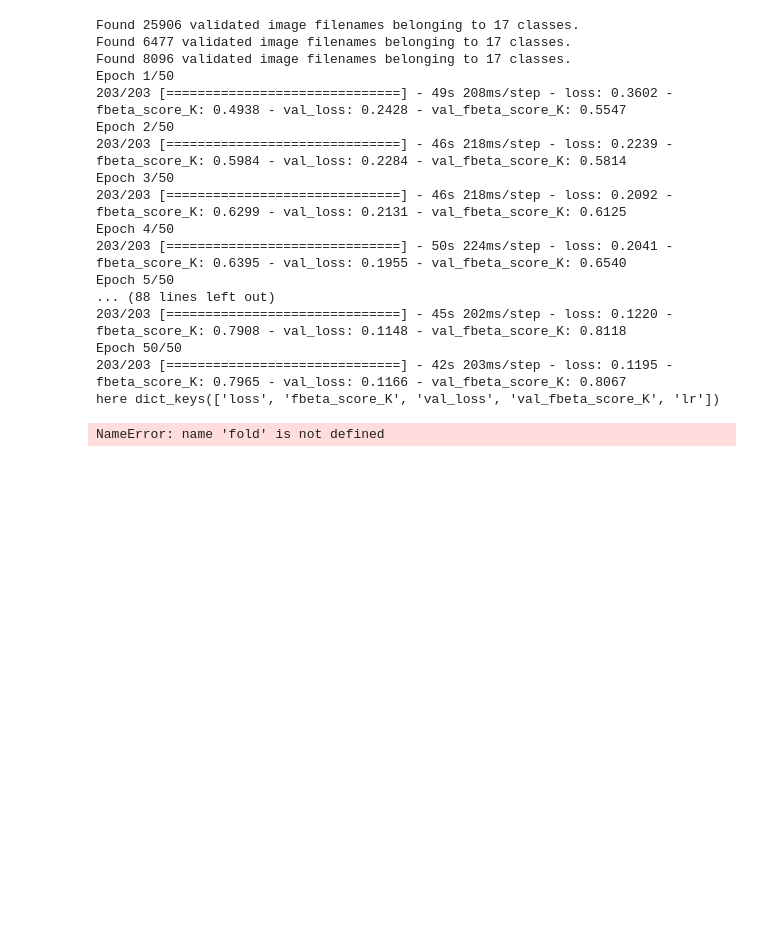
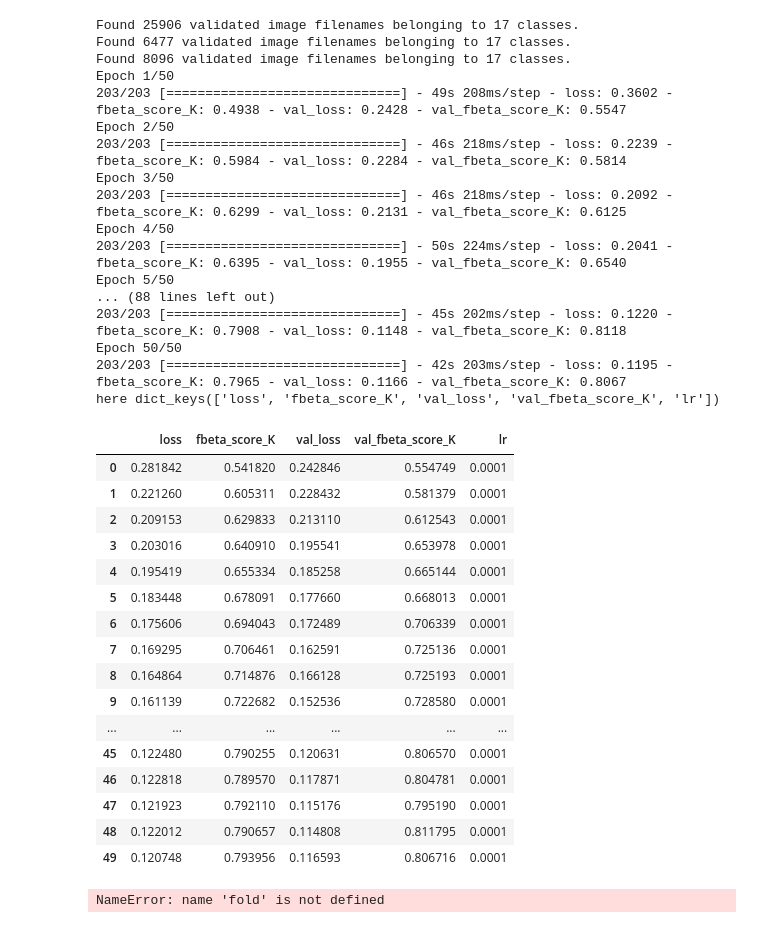
Before and after one commit to jihoonkim888/Amazon-Forest-Image-Classification, a Jupyter notebook: CNN.ipynb, the cells around one changed output. Drawn from its saved outputs; the diff is of its cells as text; code cells hidden in the pictures; blank space fills up the shorter version.

```diff
--- a/CNN.ipynb
+++ b/CNN.ipynb
@@ -308,3 +308,26 @@ Epoch 5/50
 Epoch 50/50
 203/203 [==============================] - 42s 203ms/step - loss: 0.1195 - fbeta_score_K: 0.7965 - val_loss: 0.1166 - val_fbeta_score_K: 0.8067
 here dict_keys(['loss', 'fbeta_score_K', 'val_loss', 'val_fbeta_score_K', 'lr'])
+# %%
+import pandas as pd
+
+train_history = pd.DataFrame(history.history)
+train_history
+# %% [output]
+|  | loss | fbeta_score_K | val_loss | val_fbeta_score_K | lr |
+| 0 | 0.281842 | 0.541820 | 0.242846 | 0.554749 | 0.0001 |
+| 1 | 0.221260 | 0.605311 | 0.228432 | 0.581379 | 0.0001 |
+| 2 | 0.209153 | 0.629833 | 0.213110 | 0.612543 | 0.0001 |
+| 3 | 0.203016 | 0.640910 | 0.195541 | 0.653978 | 0.0001 |
+| 4 | 0.195419 | 0.655334 | 0.185258 | 0.665144 | 0.0001 |
+| 5 | 0.183448 | 0.678091 | 0.177660 | 0.668013 | 0.0001 |
+| 6 | 0.175606 | 0.694043 | 0.172489 | 0.706339 | 0.0001 |
+| 7 | 0.169295 | 0.706461 | 0.162591 | 0.725136 | 0.0001 |
+| 8 | 0.164864 | 0.714876 | 0.166128 | 0.725193 | 0.0001 |
+| 9 | 0.161139 | 0.722682 | 0.152536 | 0.728580 | 0.0001 |
+| ... | ... | ... | ... | ... | ... |
+| 45 | 0.122480 | 0.790255 | 0.120631 | 0.806570 | 0.0001 |
+| 46 | 0.122818 | 0.789570 | 0.117871 | 0.804781 | 0.0001 |
+| 47 | 0.121923 | 0.792110 | 0.115176 | 0.795190 | 0.0001 |
+| 48 | 0.122012 | 0.790657 | 0.114808 | 0.811795 | 0.0001 |
+| 49 | 0.120748 | 0.793956 | 0.116593 | 0.806716 | 0.0001 |
```
Also changed, not shown: parts of 1 cell of this notebook, 1 other file.
